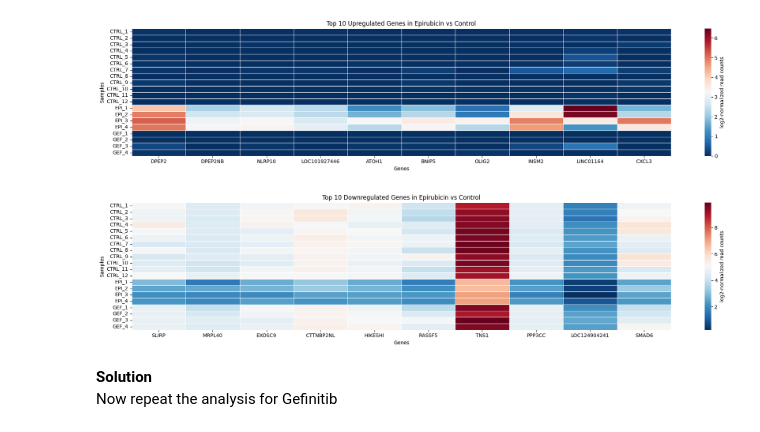
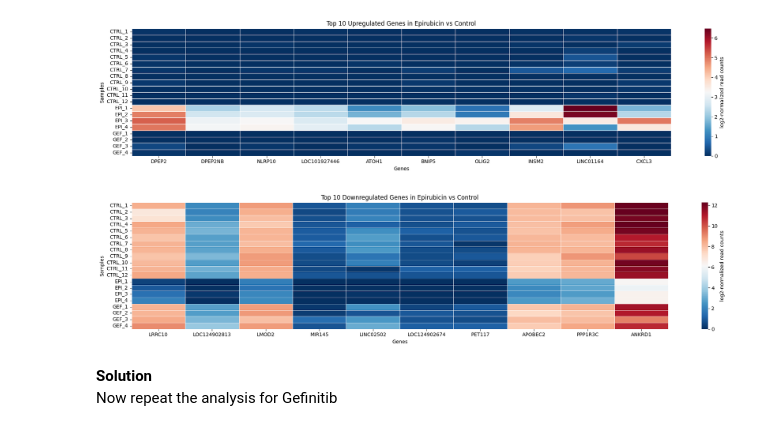
Before and after one commit to LACDR-CDS/SCDR_RNAseq, a Jupyter notebook: Session3and4/group1_solution.ipynb, the cells around one changed output. Saved outputs shown, nothing was run; the diff lists cells and outputs as text; code cells hidden in the pictures.

```diff
--- a/Session3and4/group1_solution.ipynb
+++ b/Session3and4/group1_solution.ipynb
@@ -378,23 +379,23 @@ plt.show()
 # %% [output]
 [figure]
 # %%
-gene_list = downregulated_genes_epi.sort_values(by="log2FoldChange", ascending=False).head(10).index
+gene_list = downregulated_genes_epi.sort_values(by="log2FoldChange", ascending=True).head(10).index
 
 subset = log_transformed_counts.loc[log_transformed_counts.index.intersection(gene_list)].T
 subset = subset[gene_list]
 
 plt.figure(figsize=(len(subset), 4.5))
 
 sns.heatmap(subset, cmap="RdBu_r", linecolor = "white", linewidth = 0.5, cbar_kws={"label": "log2-normalized read counts"}
 )
 plt.title("Top 10 Downregulated Genes in Epirubicin vs Control")
 plt.xlabel("Genes")
 plt.ylabel("Samples")
 plt.tight_layout()
 plt.savefig("plots/heatmap_session2.png", dpi = 200)
 plt.show()
 # %% [output]
-[figure, old version]
+[figure, new version]
 # %% [markdown]
 **Solution**
 Now repeat the analysis for Gefinitib
```
Also changed, not shown: parts of 5 cells of this notebook.
